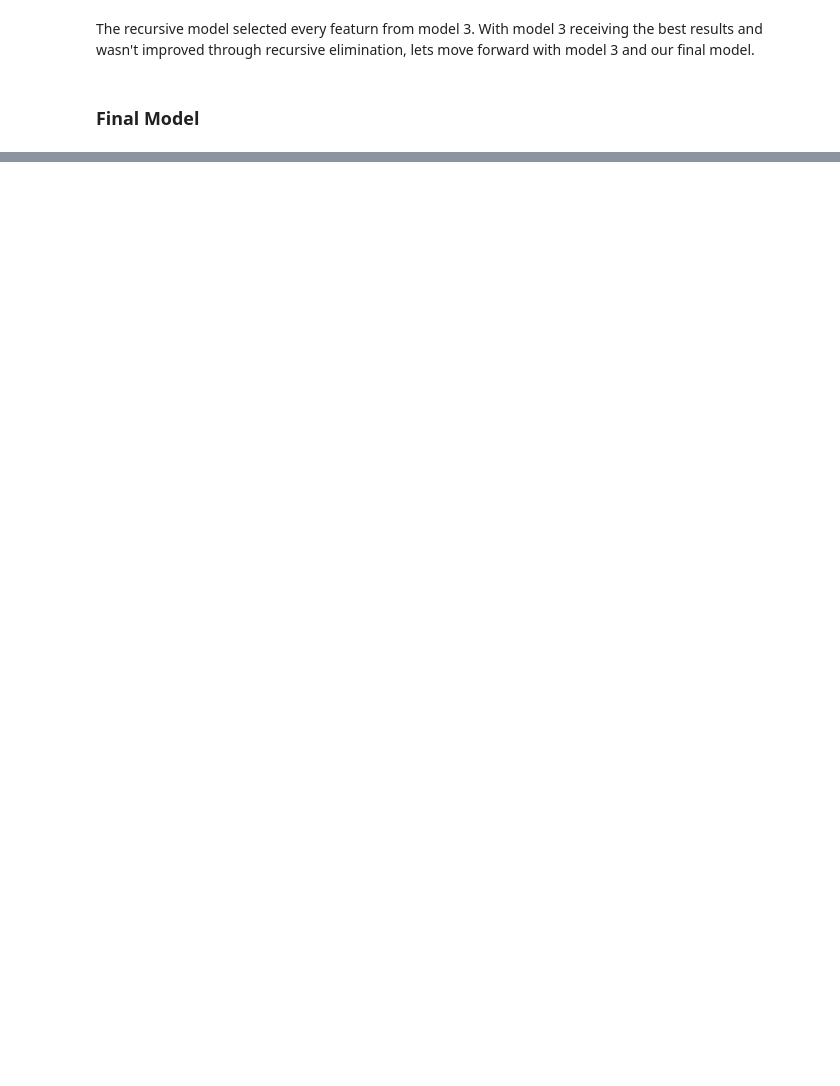
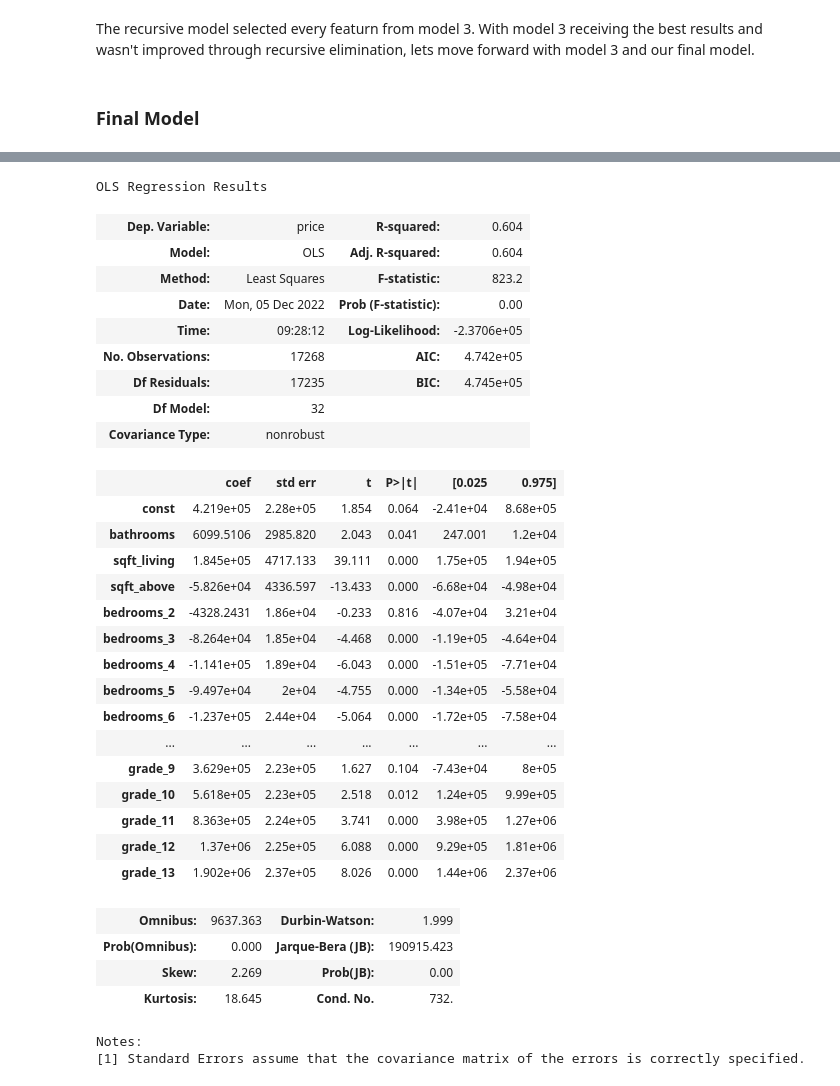
Before and after one commit to cschneck7/phase-2-project, a Jupyter notebook: EDA_notebook.ipynb, the cells around one changed output, grey strips where cells are left out. Drawn from its saved outputs; the diff is of its cells as text; code cells hidden in the pictures; blank space fills up the shorter version.

```diff
--- a/EDA_notebook.ipynb
+++ b/EDA_notebook.ipynb
@@ -884,0 +583,40 @@ Name: bedrooms_11, dtype: int64
+# %%
+temp_df = X_train_model2
+
+predictors = sm.add_constant(temp_df)
+model2 = sm.OLS(y_train, predictors).fit()
+
+model2.summary()
+# %% [output]
+OLS Regression Results
+| Dep. Variable: | price | R-squared: | 0.604 |
+| Model: | OLS | Adj. R-squared: | 0.604 |
+| Method: | Least Squares | F-statistic: | 823.2 |
+| Date: | Mon, 05 Dec 2022 | Prob (F-statistic): | 0.00 |
+| Time: | 09:28:12 | Log-Likelihood: | -2.3706e+05 |
+| No. Observations: | 17268 | AIC: | 4.742e+05 |
+| Df Residuals: | 17235 | BIC: | 4.745e+05 |
+| Df Model: | 32 |  |  |
+| Covariance Type: | nonrobust |  |  |
+|  | coef | std err | t | P>|t| | [0.025 | 0.975] |
+| const | 4.219e+05 | 2.28e+05 | 1.854 | 0.064 | -2.41e+04 | 8.68e+05 |
+| bathrooms | 6099.5106 | 2985.820 | 2.043 | 0.041 | 247.001 | 1.2e+04 |
+| sqft_living | 1.845e+05 | 4717.133 | 39.111 | 0.000 | 1.75e+05 | 1.94e+05 |
+| sqft_above | -5.826e+04 | 4336.597 | -13.433 | 0.000 | -6.68e+04 | -4.98e+04 |
+| bedrooms_2 | -4328.2431 | 1.86e+04 | -0.233 | 0.816 | -4.07e+04 | 3.21e+04 |
+| bedrooms_3 | -8.264e+04 | 1.85e+04 | -4.468 | 0.000 | -1.19e+05 | -4.64e+04 |
+| bedrooms_4 | -1.141e+05 | 1.89e+04 | -6.043 | 0.000 | -1.51e+05 | -7.71e+04 |
+| bedrooms_5 | -9.497e+04 | 2e+04 | -4.755 | 0.000 | -1.34e+05 | -5.58e+04 |
+| bedrooms_6 | -1.237e+05 | 2.44e+04 | -5.064 | 0.000 | -1.72e+05 | -7.58e+04 |
+| ... | ... | ... | ... | ... | ... | ... |
+| grade_9 | 3.629e+05 | 2.23e+05 | 1.627 | 0.104 | -7.43e+04 | 8e+05 |
+| grade_10 | 5.618e+05 | 2.23e+05 | 2.518 | 0.012 | 1.24e+05 | 9.99e+05 |
+| grade_11 | 8.363e+05 | 2.24e+05 | 3.741 | 0.000 | 3.98e+05 | 1.27e+06 |
+| grade_12 | 1.37e+06 | 2.25e+05 | 6.088 | 0.000 | 9.29e+05 | 1.81e+06 |
+| grade_13 | 1.902e+06 | 2.37e+05 | 8.026 | 0.000 | 1.44e+06 | 2.37e+06 |
+| Omnibus: | 9637.363 | Durbin-Watson: | 1.999 |
+| Prob(Omnibus): | 0.000 | Jarque-Bera (JB): | 190915.423 |
+| Skew: | 2.269 | Prob(JB): | 0.00 |
+| Kurtosis: | 18.645 | Cond. No. | 732. |
+Notes:
+[1] Standard Errors assume that the covariance matrix of the errors is correctly specified.
```
Also changed, not shown: parts of 39 cells of this notebook, 2 other files.
